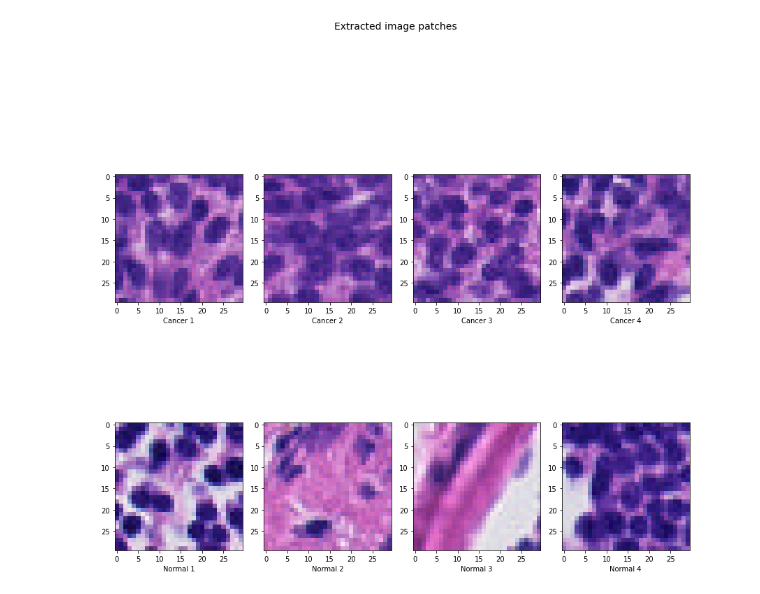
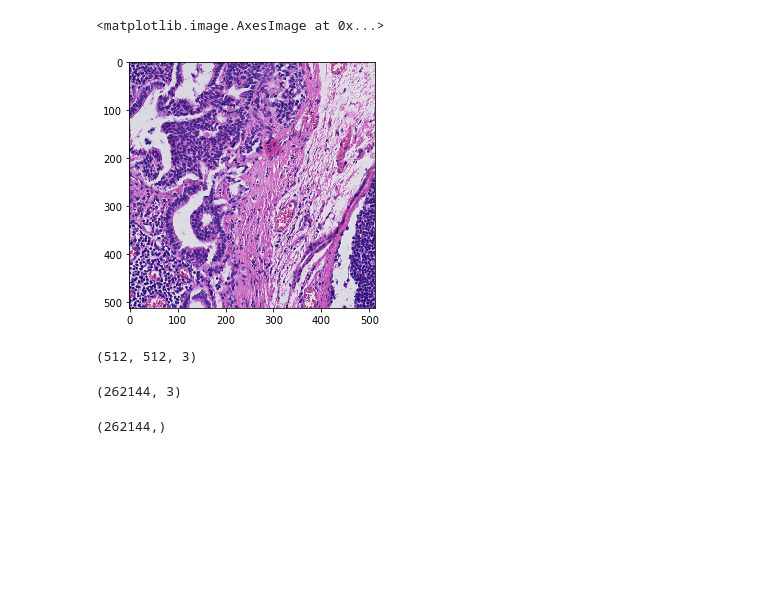
Before and after one commit to MagicianWu/CIS_Project, a Jupyter notebook: feature extraction3.ipynb, the cells around one changed output. Saved outputs shown, nothing was run; the diff lists cells and outputs as text; code cells hidden in the pictures; blank space fills up the shorter version.

```diff
--- a/feature extraction3.ipynb
+++ b/feature extraction3.ipynb
@@ -28,22 +12,10 @@ for loc in normal_locations:
-# %%
-fig = plt.figure(figsize=(12, 12))
-
-for i, patch in enumerate(cancer_patches):
-    ax = fig.add_subplot(2, len(cancer_patches), i+1)
-    ax.imshow(patch, cmap=plt.cm.gray,
-              vmin=0, vmax=255)
-    ax.set_xlabel('Cancer %d' % (i + 1))
-
-for i, patch in enumerate(normal_patches):
-    ax = fig.add_subplot(2, len(cancer_patches), len(cancer_patches) + i+1)
-    ax.imshow(patch, cmap=plt.cm.gray,
-              vmin=0, vmax=255)
-    ax.set_xlabel('Normal %d' % (i + 1))
-
-
-# display the patches and plot
-fig.suptitle('Extracted image patches', fontsize=14, y=1.05)
-plt.tight_layout()
-plt.show()
-# %% [output]
-[figure, removed]
+# %%
+slide = io.imread("dataset045/有癌细胞/01_17_22.png")
+io.imshow(slide)
+# %% [output]
+<matplotlib.image.AxesImage at 0x...>
+[figure, added]
+# %%
+slide.shape
+# %% [output]
+(512, 512, 3)
@@ -49,0 +24,15 @@ plt.show()
+# %%
+slide.shape
+# %% [output]
+(262144, 3)
+# %%
+from skimage import io, measure
+from sklearn.cluster import KMeans
+
+estimator = KMeans(n_clusters=4, n_init=1, init='random')
+
+estimator.fit(slide)
+labels = estimator.labels_
+print(labels.shape)
+# %% [output]
+(262144,)
```
Also changed, not shown: parts of 25 cells of this notebook, 5 other files.
